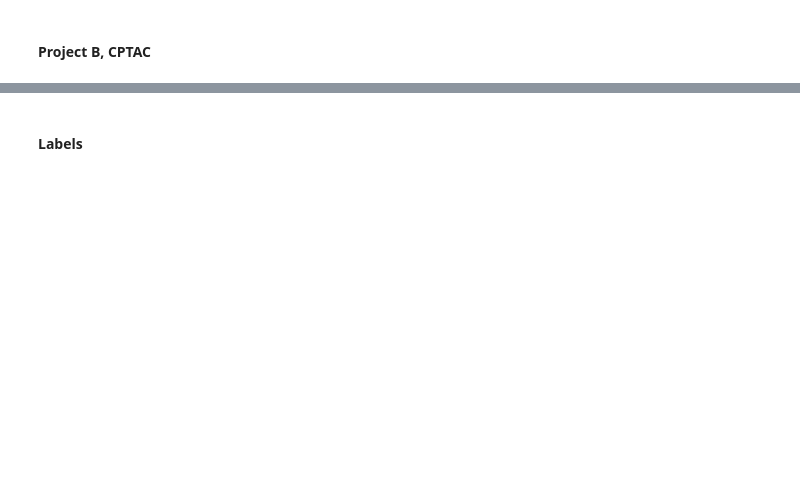
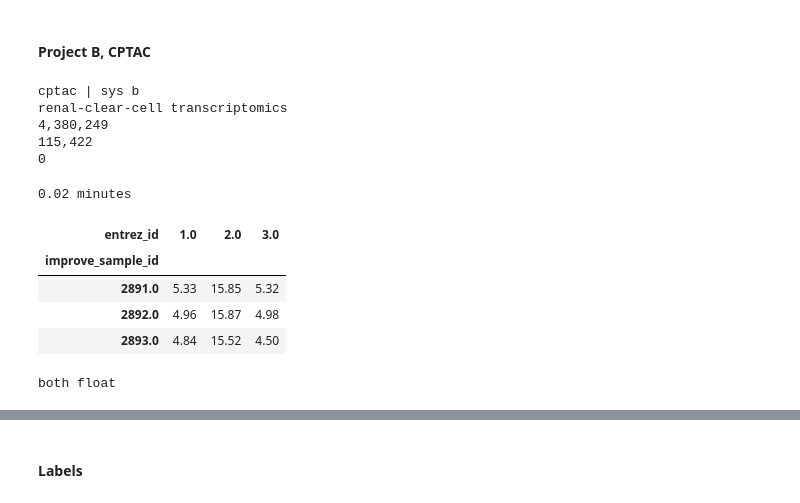
Before and after one commit to briankarlberg/mdl-sys-bnchmrk, a Jupyter notebook: code/dta_ldr.ipynb, the cells around one changed output, grey strips where cells are left out. Cells and saved outputs as stored; diff of their text form; code cells hidden in the pictures; blank space fills up the shorter version.

```diff
--- a/code/dta_ldr.ipynb
+++ b/code/dta_ldr.ipynb
@@ -233,16 +296,30 @@ a = dot_T # cell line
 # %% [markdown]
 #### Project B, CPTAC
 # %%
-df_lite, size, na_count, inf_count = df_check(dta_n_proj_b)
-print(sys_b)
-print(cancer, data_type)
+df_lite, size, na_count, inf_count = df_check(mda_n_sys_b)
+print(sys_b, '| sys b')
+print(cncr, modality)
 print(size)
 print(na_count)
 print(inf_count)
+# %% [output]
+cptac | sys b
+renal-clear-cell transcriptomics
+4,380,249
+115,422
+0
 # %%
 wall_clock, dot_T = extract(df_lite)
 print(wall_clock)
-dot_T.head(1).iloc[:, :1]
+dot_T.iloc[:3, :3]
+# %% [output]
+0.02 minutes
+| entrez_id | 1.0 | 2.0 | 3.0 |
+| improve_sample_id |  |  |  |
+| 2891.0 | 5.33 | 15.85 | 5.32 |
+| 2892.0 | 4.96 | 15.87 | 4.98 |
+| 2893.0 | 4.84 | 15.52 | 4.50 |
 # %%
-dot_T = g(d_typ, dot_T.copy())
-# dot_T.head(1).iloc[:, :1]
+dot_T = g(moda, dot_T.copy())
+# %% [output]
+both float
```
Also changed, not shown: parts of 102 cells of this notebook.
